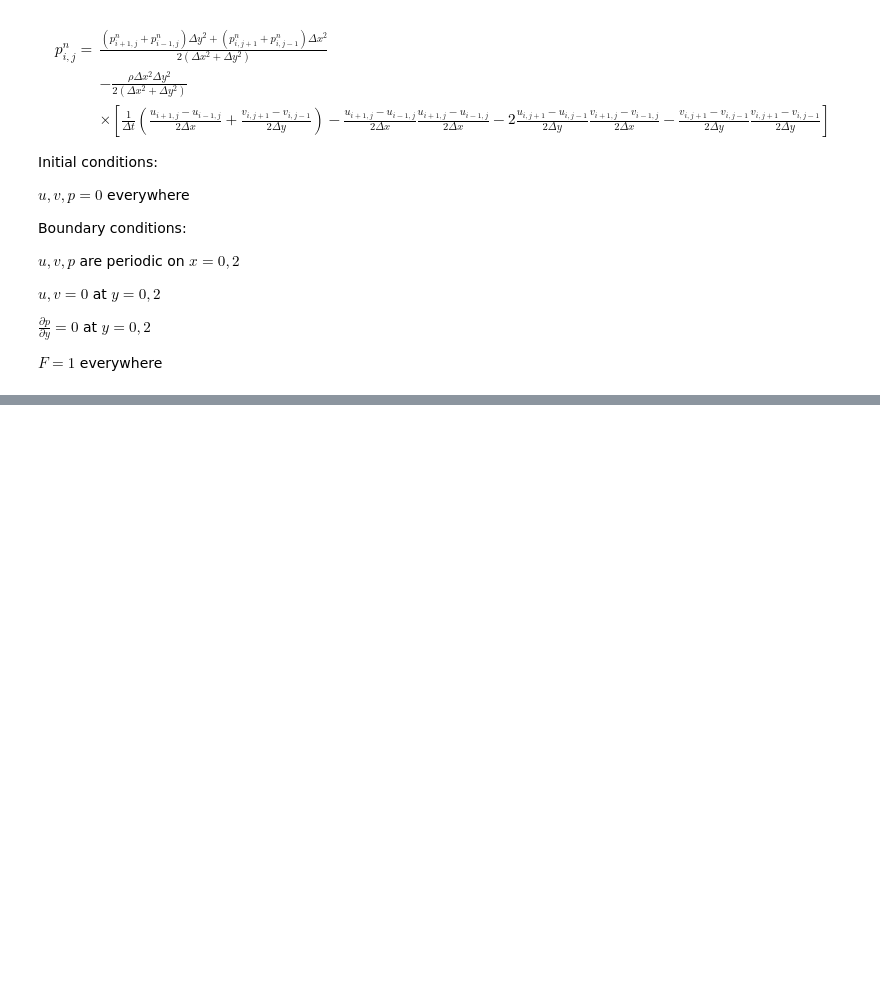
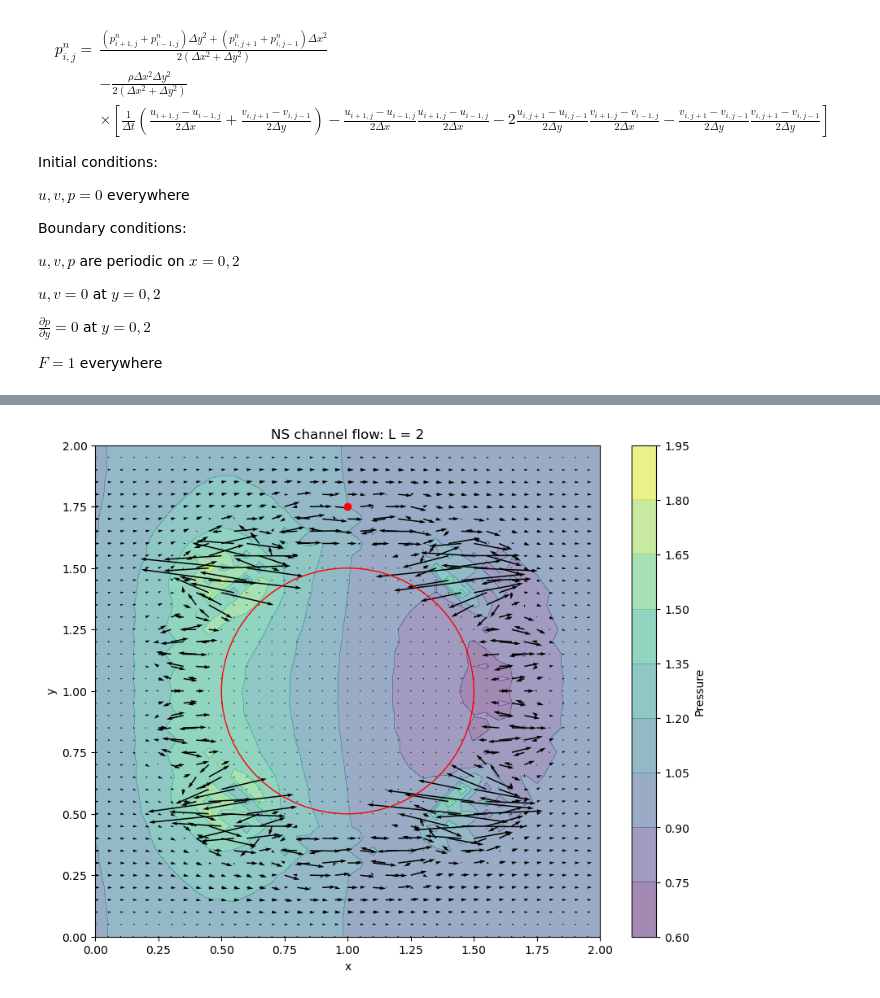
Before and after one commit to liviakong/PHYS-4410, a Jupyter notebook: Skill/Skill Navier-Stokes effects of distant boundaries.ipynb, the cells around one changed output, grey strips where cells are left out. Drawn from its saved outputs; the diff is of its cells as text; code cells hidden in the pictures; blank space fills up the shorter version.

Commit message:
working code for generating solutions for any L, window for plotting

```diff
--- a/Skill/Skill Navier-Stokes effects of distant boundaries.ipynb
+++ b/Skill/Skill Navier-Stokes effects of distant boundaries.ipynb
@@ -297,5 +297,14 @@ def cavity_flow(L):
+# %%
+def window(list):
+    row1 = int(np.floor(len(list)/2)-20)
+    row2 = int(np.ceil(len(list)/2)+20)
+    return row1,row2
 # %%
-u, v, p, stepcount, X, Y, ny = cavity_flow(2)
+L = 2
+u, v, p, stepcount, X, Y, ny, y = cavity_flow(L)
 print(stepcount)
-print(u[int(np.floor(0.875*ny)),int(np.floor(0.5*nx))],v[int(np.floor(0.875*ny)),int(np.floor(0.5*nx))])
+y_ind = np.where(y == 1.75)[0][0]
+x_ind = np.where(x == 1.00)[0][0]
+print(u,v)
+print(u[y_ind,x_ind],v[y_ind,x_ind])
 # %% [output]
@@ -304,16 +328,24 @@ nan nan
 # %%
+X_win = X[window(X)[0]:window(X)[1]]
+Y_win = Y[window(Y)[0]:window(Y)[1]]
+p_win = p[window(p)[0]:window(p)[1]]
+u_win = u[window(u)[0]:window(u)[1]]
+v_win = v[window(v)[0]:window(v)[1]]
+
 fig, ax = pyplot.subplots(figsize = (10,8), dpi=100)
 
-pyplot.contourf(X, Y, p, alpha=0.5, cmap=cm.viridis);
-pyplot.colorbar();
-pyplot.contour(X, Y, p, cmap=cm.viridis);
+pyplot.contourf(X_win, Y_win, p_win, alpha=0.5, cmap=cm.viridis);
+pyplot.colorbar(label='Pressure');
 
-pyplot.quiver(X[::4, ::4], Y[::4, ::4], u[::4, ::4], v[::4, ::4]);
-#pyplot.quiver(X,Y,u,v)
+#pyplot.quiver(X_win[::3, ::3], Y_win[::3, ::3], u_win[::3, ::3], v_win[::3, ::3]);
+pyplot.quiver(X_win,Y_win,u_win,v_win)
 
 pyplot.plot(1,1.75,'ro');
 circle = pyplot.Circle((1,1),0.5,color='red',fill=False);
 ax.add_patch(circle);
 
-pyplot.xlabel('X');
-pyplot.ylabel('Y');
+pyplot.xlabel('x');
+pyplot.ylabel('y');
+pyplot.title('NS channel flow: L = '+f'{L}');
+# %% [output]
+[figure, added]
```
Also changed, not shown: parts of 3 cells of this notebook.
